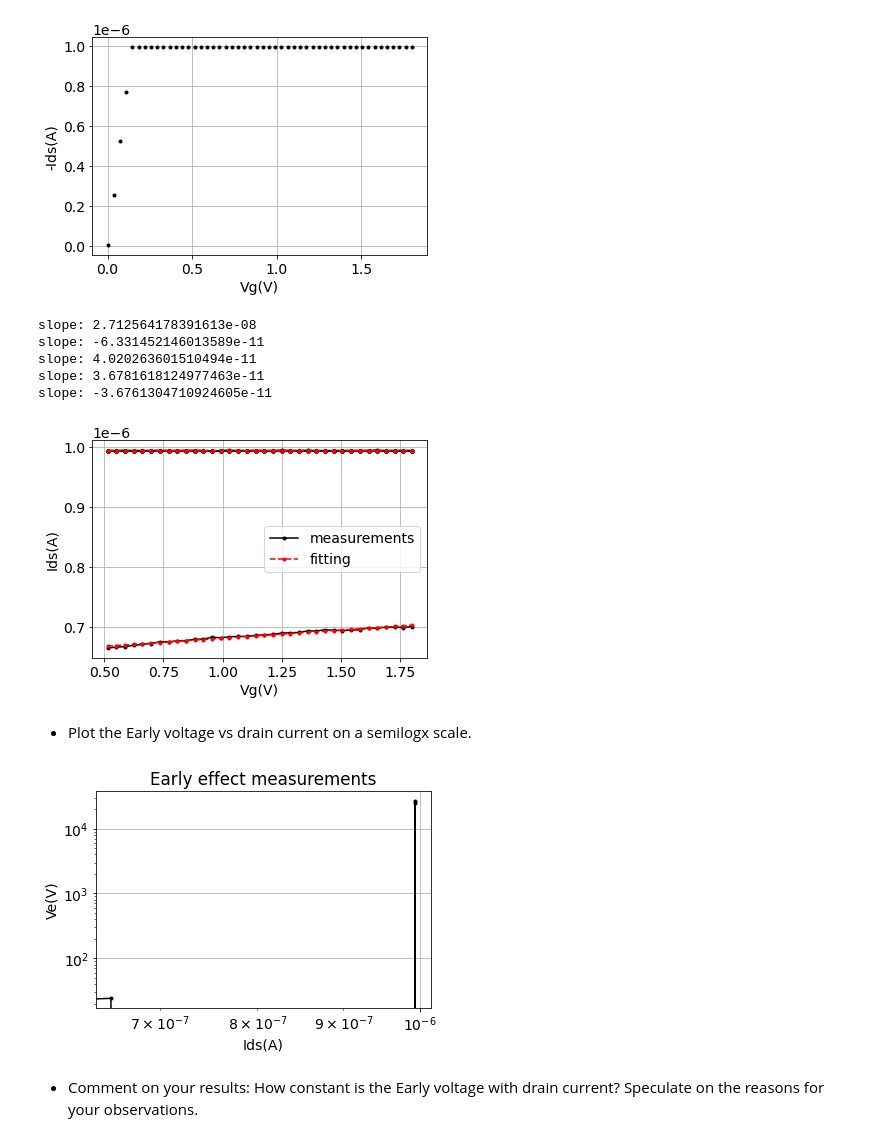
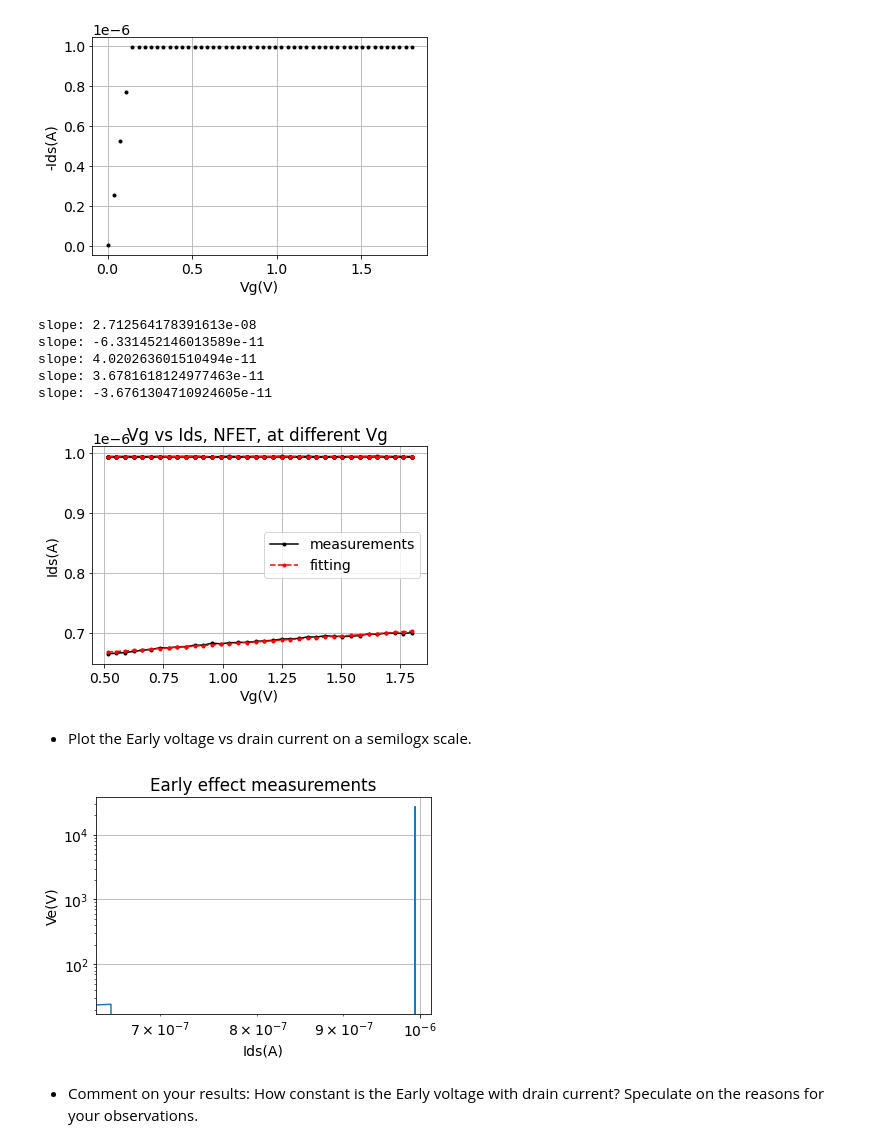
Before and after one commit to pbonazzi/21-10-neuromorphic-engineering, a Jupyter notebook: 2021_Lab2_AboveThr_NA_Pietro_Bonazzi_A.ipynb, the cells around one changed output. Drawn from its saved outputs; the diff is of its cells as text; code cells hidden in the pictures.

```diff
--- a/2021_Lab2_AboveThr_NA_Pietro_Bonazzi_A.ipynb
+++ b/2021_Lab2_AboveThr_NA_Pietro_Bonazzi_A.ipynb
@@ -1095,29 +1104,30 @@ plt.show()
 # %%
 # extract the valid range
 index = [i for i in range(len(Vd_sets)) if Vd_sets[i] > 0.5]
 Vd_set = Vd_sets[index].reshape(1,-1)[0]
 
 # fit in the valid range (you may want to go back and add the fitted line in the plot)
 for i in range(1,6) :
     Ids_sets = data[:,i][14:].reshape(1,-1)[0]
     fit = np.polyfit(Vd_set,Ids_sets,1)
     print('slope:',fit[0])
     plt.rcParams.update({'font.size': 14})
     plt.plot(Vd_set, Ids_sets, '.k-')
     plt.plot(Vd_set, np.clip(fit[0]*Vd_set+fit[1], a_min=0, a_max=1),'.r--')
 
 plt.xlabel('Vg(V)')
 plt.ylabel('Ids(A)')
+plt.title('Vg vs Ids, NFET, at different Vg ')
 plt.legend(['measurements','fitting'])
 plt.grid()
 plt.show()
 # %% [output]
 slope: 2.712564178391613e-08
 slope: -6.331452146013589e-11
 slope: 4.020263601510494e-11
 slope: 3.6781618124977463e-11
 slope: -3.6761304710924605e-11
-[figure, old version]
+[figure, new version]
 # %% [markdown]
 * Plot the Early voltage vs drain current on a semilogx scale.
 # %%
@@ -1134,7 +1144,7 @@ for i in range(6) :
 
 plt.rcParams.update({'font.size': 14})
 
-plt.semilogx(Idsat,-Ve, '.k-')
+plt.semilogx(Idsat,-Ve)
 plt.xlabel('Ids(A)')
 plt.ylabel('Ve(V)')
 plt.yscale('log')
@@ -1142,7 +1152,7 @@ plt.title('Early effect measurements')
 plt.grid()
 plt.show()
 # %% [output]
-[figure, old version]
+[figure, new version]
 # %% [markdown]
 * Comment on your results: How constant is the Early voltage with drain current? Speculate on the reasons for your observations.
 # %% [markdown]
```
Also changed, not shown: parts of 10 cells of this notebook.
